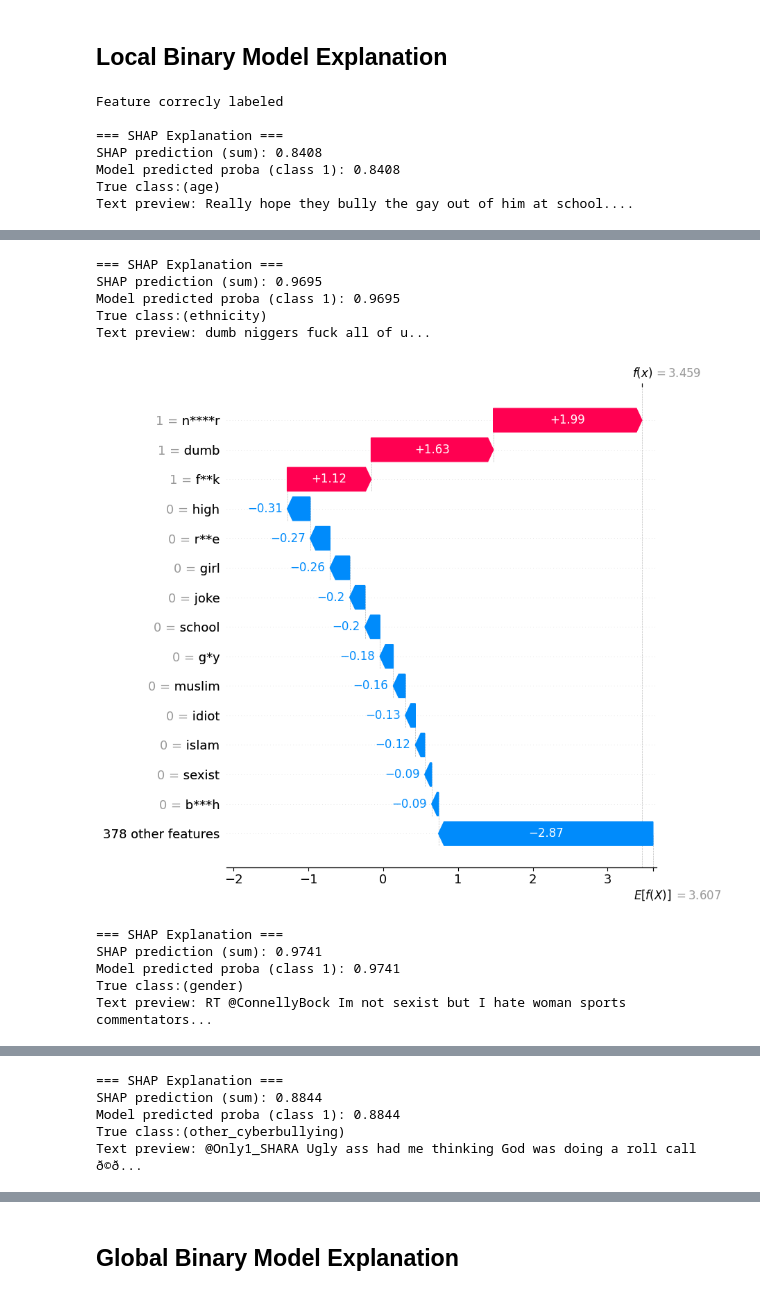
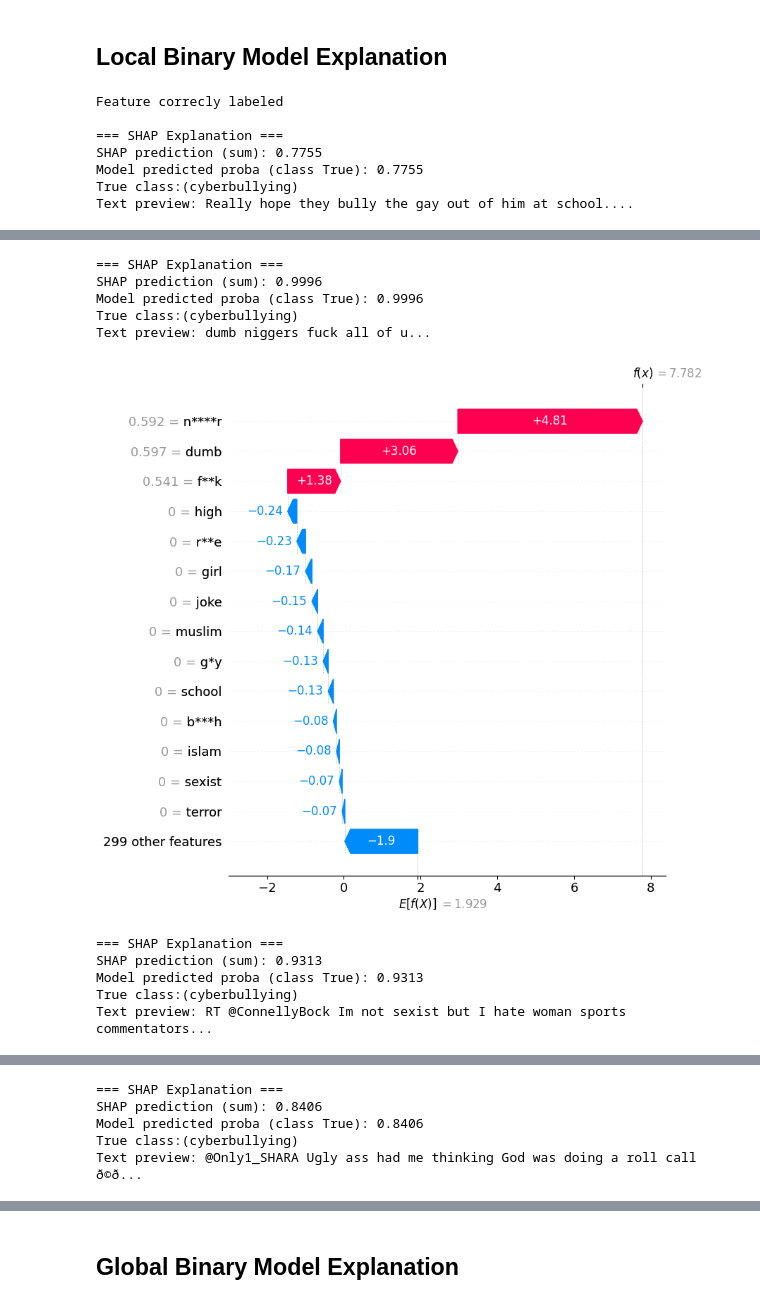
Before and after one commit to msegreto/CyberbullismDetection, a Jupyter notebook: notebook/7.2_ModelExplanationBinary.ipynb, the cells around one changed output, grey strips where cells are left out. Saved outputs shown, nothing was run; the diff lists cells and outputs as text; code cells hidden in the pictures.

Commit message:
Replaced SMOTE with Synonym Replacement for binary classification

```diff
--- a/notebook/7.2_ModelExplanationBinary.ipynb
+++ b/notebook/7.2_ModelExplanationBinary.ipynb
@@ -27,20 +27,20 @@ y_binary = df_train["binary_label"].map({
     "not_cyberbullying": 0
 })
 
-pipeline_binary = joblib.load("../model/binary/LogisticRegression_BoW.pkl")
+pipeline_binary = joblib.load("../model/binary/LogisticRegression_TF-IDF.pkl")
 
 lr_binary = pipeline_binary.named_steps["model"]
 
-bow_vectorizer_binary = pipeline_binary.named_steps["vectorizer"]
+tfidf_vectorizer_binary = pipeline_binary.named_steps["vectorizer"]
 
-vocab = bow_vectorizer_binary.get_feature_names_out()
+vocab = tfidf_vectorizer_binary.get_feature_names_out()
 vocab = [blur_text(word) for word in vocab]
 
 print("\nBinary pipeline steps:")
 print(pipeline_binary.steps)
 print("\nExtracted model types:")
 print("Binary model:   ", type(lr_binary))
-print("Binary vocab size:   ", len(bow_vectorizer_binary.get_feature_names_out()))
+print("Binary vocab size:   ", len(tfidf_vectorizer_binary.get_feature_names_out()))
 # %% [output]
 [interactive output not drawn]
 Binary pipeline steps:
@@ -55,12 +55,12 @@ Binary vocab size:    392
 
 
 X_train = X_text.apply(preprocess_text)
-X_train= bow_vectorizer_binary.transform(X_train).toarray().astype("float32")
+X_train= tfidf_vectorizer_binary.transform(X_train).toarray().astype("float32")
 
 
 test = pd.read_csv("../dataset/selected_explanable_example.csv")
 X_test = test["original_text"].apply(preprocess_text)
-X_test= bow_vectorizer_binary.transform(X_test).toarray().astype("float32")
+X_test= tfidf_vectorizer_binary.transform(X_test).toarray().astype("float32")
 
 
 explainer = shap.Explainer(lr_binary, X_train)
@@ -82,8 +82,8 @@ for i in range(len(test)):
 
     print(f"\n=== SHAP Explanation ===")
     print(f"SHAP prediction (sum): {proba_shap:.4f}")
-    print(f"Model predicted proba (class 1): {proba:.4f}")
-    print(f"True class:({label_name})")
+    print(f"Model predicted proba (class {i != 5}): {proba:.4f}")
+    print(f"True class:({'not_cyberbullying' if i == 5 else 'cyberbullying'})")
     print(f"Text preview: {text[:150]}...\n")
     shap.plots.waterfall(shap_values[i], max_display=15, show=False)
     plt.savefig(f"../SHAP/waterfall_plot_{label_name}.png", bbox_inches="tight", dpi=300)
@@ -93,7 +93,7 @@ for i in range(len(test)):
 Feature correcly labeled
 
 === SHAP Explanation ===
-SHAP prediction (sum): 0.8408
-Model predicted proba (class 1): 0.8408
-True class:(age)
+SHAP prediction (sum): 0.7755
+Model predicted proba (class True): 0.7755
+True class:(cyberbullying)
 Text preview: Really hope they bully the gay out of him at school....
@@ -101,11 +101,11 @@ Text preview: Really hope they bully the gay out of him at school....
 === SHAP Explanation ===
-SHAP prediction (sum): 0.9695
-Model predicted proba (class 1): 0.9695
-True class:(ethnicity)
+SHAP prediction (sum): 0.9996
+Model predicted proba (class True): 0.9996
+True class:(cyberbullying)
 Text preview: dumb niggers fuck all of u...
-[figure, old version]
+[figure, new version]
 === SHAP Explanation ===
-SHAP prediction (sum): 0.9741
-Model predicted proba (class 1): 0.9741
-True class:(gender)
+SHAP prediction (sum): 0.9313
+Model predicted proba (class True): 0.9313
+True class:(cyberbullying)
 Text preview: RT @ConnellyBock Im not sexist but I hate woman sports commentators...
@@ -113,4 +113,4 @@ Text preview: RT @ConnellyBock Im not sexist but I hate woman sports commentator
 === SHAP Explanation ===
-SHAP prediction (sum): 0.8844
-Model predicted proba (class 1): 0.8844
-True class:(other_cyberbullying)
+SHAP prediction (sum): 0.8406
+Model predicted proba (class True): 0.8406
+True class:(cyberbullying)
```
Also changed, not shown: parts of 3 cells of this notebook, 22 other files.
